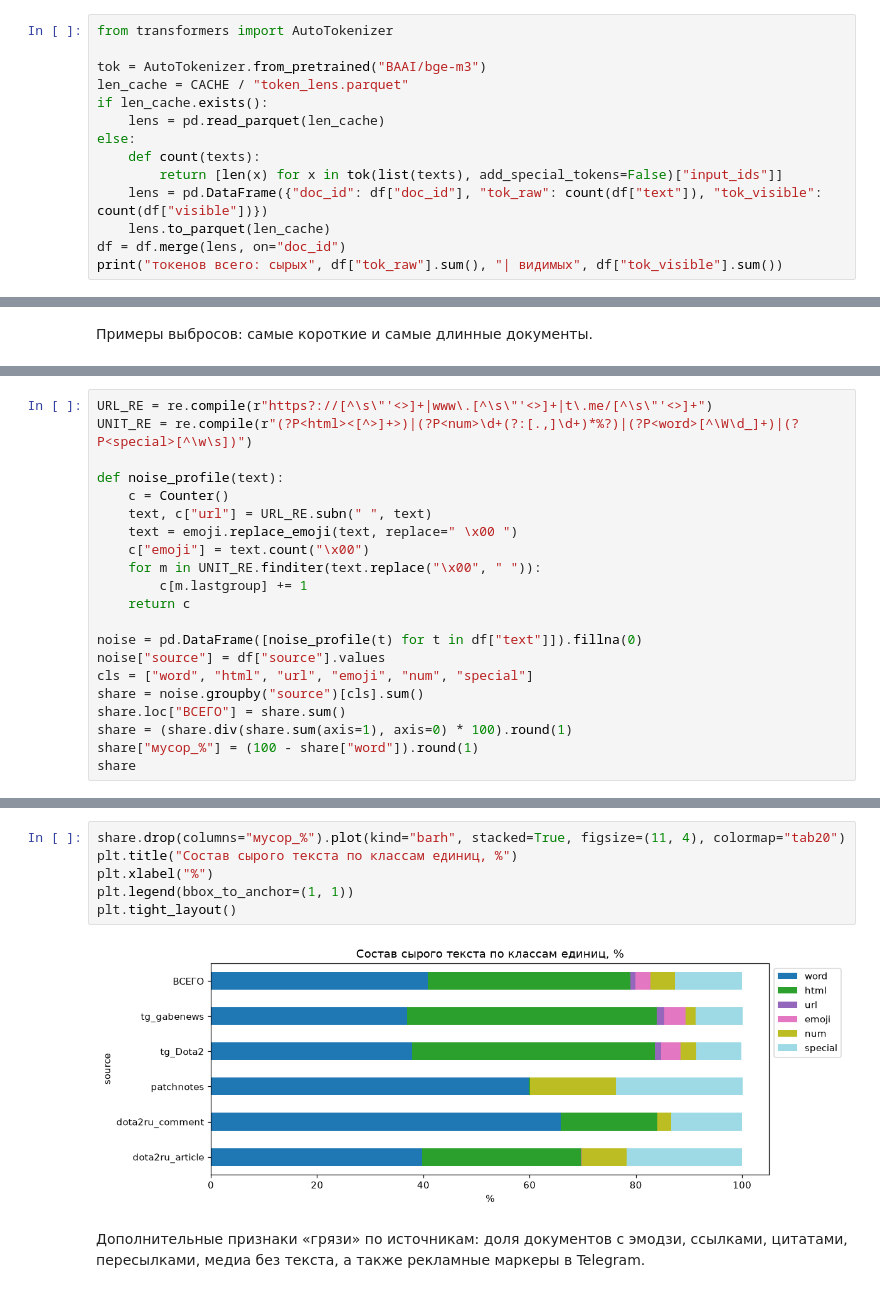
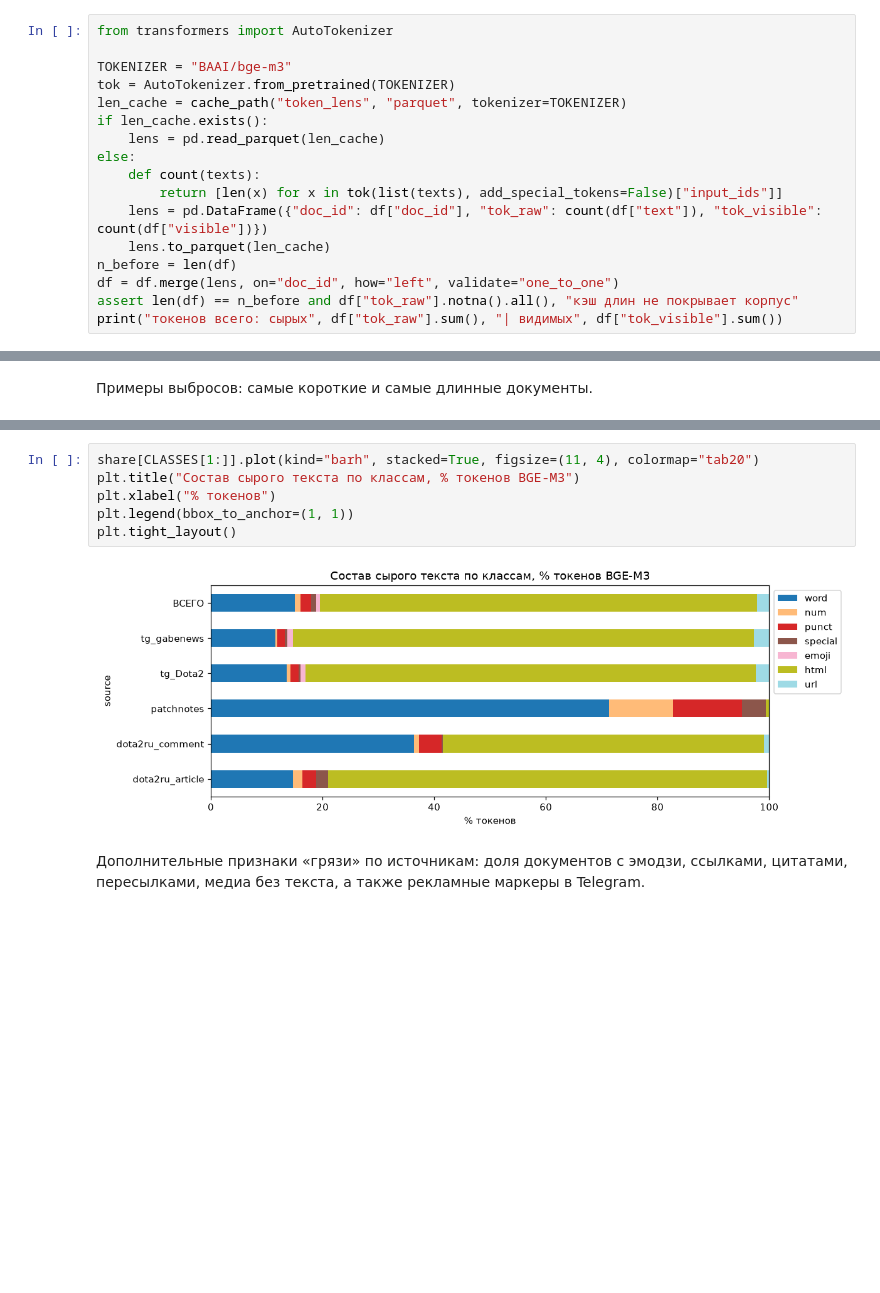
Before and after one commit to dftpnd/gigaschool-rag, a Jupyter notebook: kt1-corpus-gold/eda.ipynb, the cells around one changed output, grey strips where cells are left out. Cells and saved outputs as stored; diff of their text form; blank space fills up the shorter version.

Commit message:
fix(kt1): воспроизводимость корпуса и корректные метрики EDA

```diff
--- a/kt1-corpus-gold/eda.ipynb
+++ b/kt1-corpus-gold/eda.ipynb
@@ -70,8 +83,9 @@ plt.tight_layout()
 # %%
 from transformers import AutoTokenizer
 
-tok = AutoTokenizer.from_pretrained("BAAI/bge-m3")
-len_cache = CACHE / "token_lens.parquet"
+TOKENIZER = "BAAI/bge-m3"
+tok = AutoTokenizer.from_pretrained(TOKENIZER)
+len_cache = cache_path("token_lens", "parquet", tokenizer=TOKENIZER)
 if len_cache.exists():
     lens = pd.read_parquet(len_cache)
 else:
@@ -79,7 +93,9 @@ else:
         return [len(x) for x in tok(list(texts), add_special_tokens=False)["input_ids"]]
     lens = pd.DataFrame({"doc_id": df["doc_id"], "tok_raw": count(df["text"]), "tok_visible": count(df["visible"])})
     lens.to_parquet(len_cache)
-df = df.merge(lens, on="doc_id")
+n_before = len(df)
+df = df.merge(lens, on="doc_id", how="left", validate="one_to_one")
+assert len(df) == n_before and df["tok_raw"].notna().all(), "кэш длин не покрывает корпус"
 print("токенов всего: сырых", df["tok_raw"].sum(), "| видимых", df["tok_visible"].sum())
 # %% [output]
 [transformers] Token indices sequence length is longer than the specified maximum sequence length for this model (97207 > 8192). Running this sequence through the model will result in indexing errors
@@ -166,21 +172,0 @@ URL вынимаются первым проходом — в том числе
-# %%
-URL_RE = re.compile(r"https?://[^\s\"'<>]+|www\.[^\s\"'<>]+|t\.me/[^\s\"'<>]+")
-UNIT_RE = re.compile(r"(?P<html><[^>]+>)|(?P<num>\d+(?:[.,]\d+)*%?)|(?P<word>[^\W\d_]+)|(?P<special>[^\w\s])")
-
-def noise_profile(text):
-    c = Counter()
-    text, c["url"] = URL_RE.subn(" ", text)
-    text = emoji.replace_emoji(text, replace=" \x00 ")
-    c["emoji"] = text.count("\x00")
-    for m in UNIT_RE.finditer(text.replace("\x00", " ")):
-        c[m.lastgroup] += 1
-    return c
-
-noise = pd.DataFrame([noise_profile(t) for t in df["text"]]).fillna(0)
-noise["source"] = df["source"].values
-cls = ["word", "html", "url", "emoji", "num", "special"]
-share = noise.groupby("source")[cls].sum()
-share.loc["ВСЕГО"] = share.sum()
-share = (share.div(share.sum(axis=1), axis=0) * 100).round(1)
-share["мусор_%"] = (100 - share["word"]).round(1)
-share
@@ -196,11 +244,11 @@ share
 # %%
-share.drop(columns="мусор_%").plot(kind="barh", stacked=True, figsize=(11, 4), colormap="tab20")
-plt.title("Состав сырого текста по классам единиц, %")
-plt.xlabel("%")
+share[CLASSES[1:]].plot(kind="barh", stacked=True, figsize=(11, 4), colormap="tab20")
+plt.title("Состав сырого текста по классам, % токенов BGE-M3")
+plt.xlabel("% токенов")
 plt.legend(bbox_to_anchor=(1, 1))
 plt.tight_layout()
 # %% [output]
-[figure, old version]
+[figure, new version]
 # %% [markdown]
 Дополнительные признаки «грязи» по источникам: доля документов с эмодзи, ссылками, цитатами,
 пересылками, медиа без текста, а также рекламные маркеры в Telegram.
```
Also changed, not shown: parts of 21 cells of this notebook, 5 other files.
